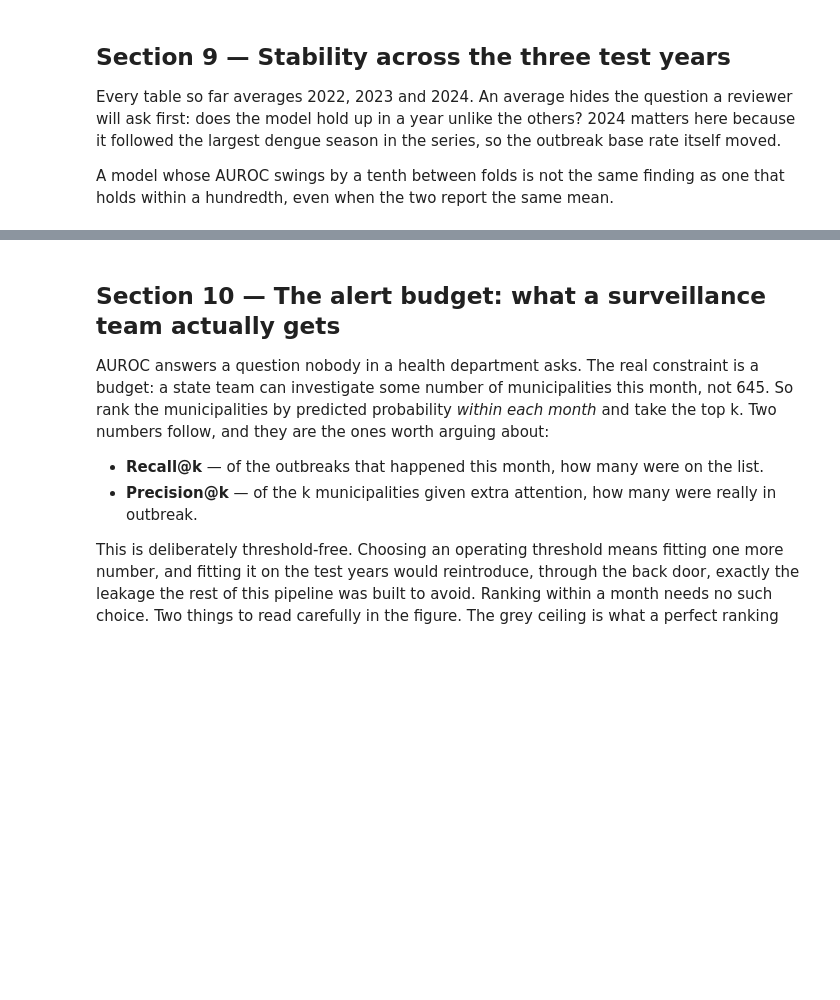
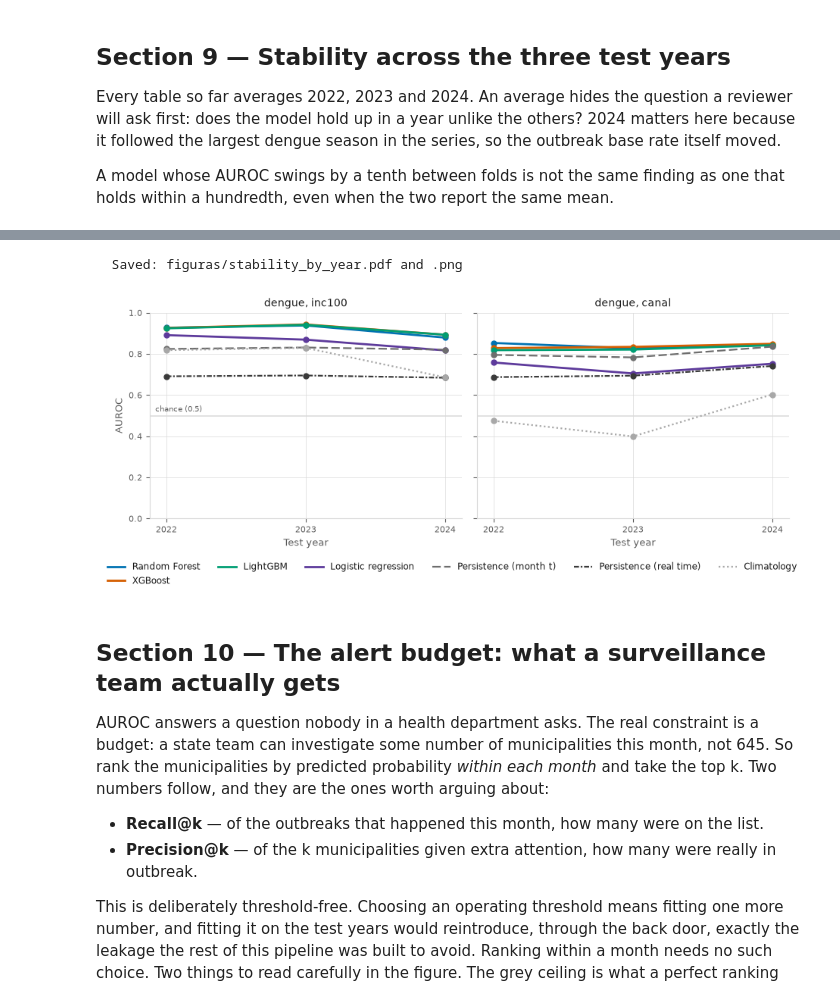
Before and after one commit to LVinaud/arboviral-outbreak-onset, a Jupyter notebook: notebooks/04_results.ipynb, the cells around one changed output, grey strips where cells are left out. Drawn from its saved outputs; the diff is of its cells as text; code cells hidden in the pictures; blank space fills up the shorter version.

```diff
--- a/notebooks/04_results.ipynb
+++ b/notebooks/04_results.ipynb
@@ -754,34 +989,36 @@ if stability:
     for ax, (definition, tbl) in zip(axes, stability.items()):
         for model in PLOT_ORDER:
             label = MODEL_LABELS[model]
             if label not in tbl.index:
                 continue
             ax.plot(TEST_YEARS, tbl.loc[label, TEST_YEARS].values,
                     marker="o", markersize=5, **model_line_kwargs(model))
         # Full 0-1 axis, like every other panel in this notebook, with the
         # chance level drawn: an AUROC of 0.5 is what a coin flip scores, so a
         # curve's distance above that line is the whole of what it is worth.
         ax.axhline(0.5, color=GRID, linewidth=1.1, zorder=1)
         ax.set_xticks(TEST_YEARS)
         ax.set_ylim(0, 1.0)
         ax.set_title(f"dengue, {definition}", fontsize=10, color=INK)
         style_axes(ax, xlabel="Test year")
         ax.set_xlim(TEST_YEARS[0] - 0.12, TEST_YEARS[-1] + 0.12)
     style_axes(axes[0], ylabel="AUROC")
     axes[0].annotate("chance (0.5)", (TEST_YEARS[0] - 0.08, 0.5), xytext=(0, 4),
                      textcoords="offset points", fontsize=7.5, color=MUTED)
 
     # Six series is past the point where direct labels stay legible — the tree
     # models sit within 0.01 of each other and their labels collide. One shared
     # legend instead, below both panels.
     handles = [Line2D([], [], label=MODEL_LABELS[m], **model_line_kwargs(m))
                for m in PLOT_ORDER]
     fig.legend(handles=handles, frameon=False, fontsize=8.5, labelcolor=INK,
                loc="upper center", bbox_to_anchor=(0.5, 0.02), ncol=6)
-    fig.suptitle("Performance holds across folds, h = 1", fontsize=11, color=INK, y=1.03)
     fig.tight_layout()
     save_fig(fig, "stability_by_year")
     plt.show()
+# %% [output]
+  Saved: figuras/stability_by_year.pdf and .png
+[figure, added]
 # %% [markdown]
 ## Section 10 — The alert budget: what a surveillance team actually gets
 
```
Also changed, not shown: parts of 37 cells of this notebook, 32 other files.
